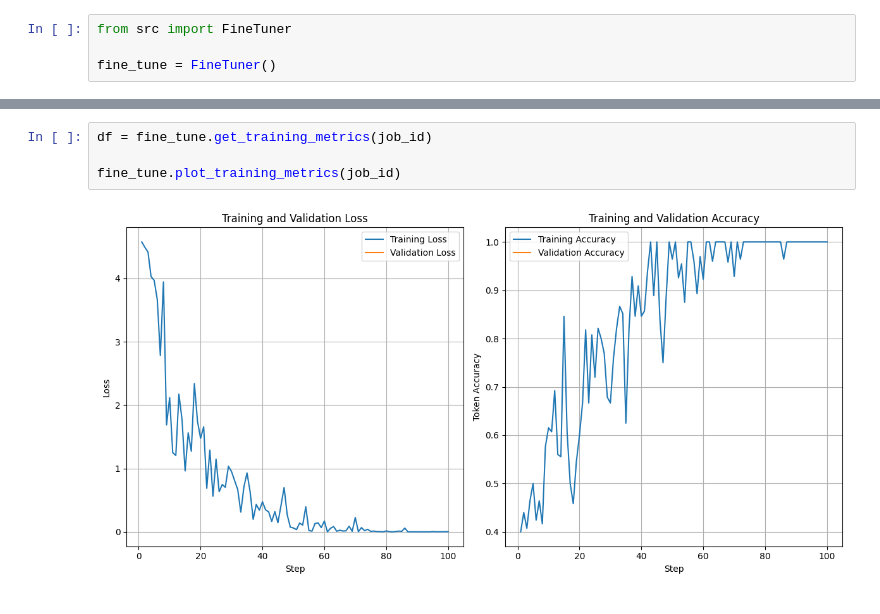
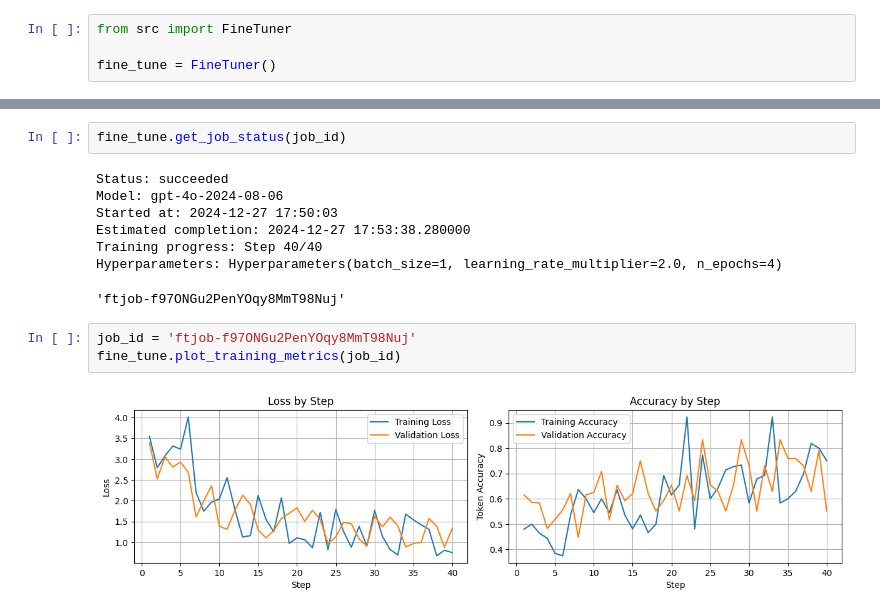
Before and after one commit to dannybellion/Fine-Tune-4o, a Jupyter notebook: notebook.ipynb, the cells around one changed output, grey strips where cells are left out. Saved outputs shown, nothing was run; the diff lists cells and outputs as text.

```diff
--- a/notebook.ipynb
+++ b/notebook.ipynb
@@ -42,6 +263,15 @@ FineTuningJob(id='ftjob-P7bLZ7iQb8ZrL1yyPBQ4h7xW', created_at=1735314117, error=
+# %%
+fine_tune.get_job_status(job_id)
+# %% [output]
+Status: succeeded
+Model: gpt-4o-2024-08-06
+Started at: 2024-12-27 17:50:03
+Estimated completion: 2024-12-27 17:53:38.280000
+Training progress: Step 40/40
+Hyperparameters: Hyperparameters(batch_size=1, learning_rate_multiplier=2.0, n_epochs=4)
+'ftjob-f97ONGu2PenYOqy8MmT98Nuj'
 # %%
-df = fine_tune.get_training_metrics(job_id)
-
+job_id = 'ftjob-f97ONGu2PenYOqy8MmT98Nuj'
 fine_tune.plot_training_metrics(job_id)
 # %% [output]
-[figure, old version]
+[figure, new version]
```
Also changed, not shown: parts of 22 cells of this notebook, 3 other files.
